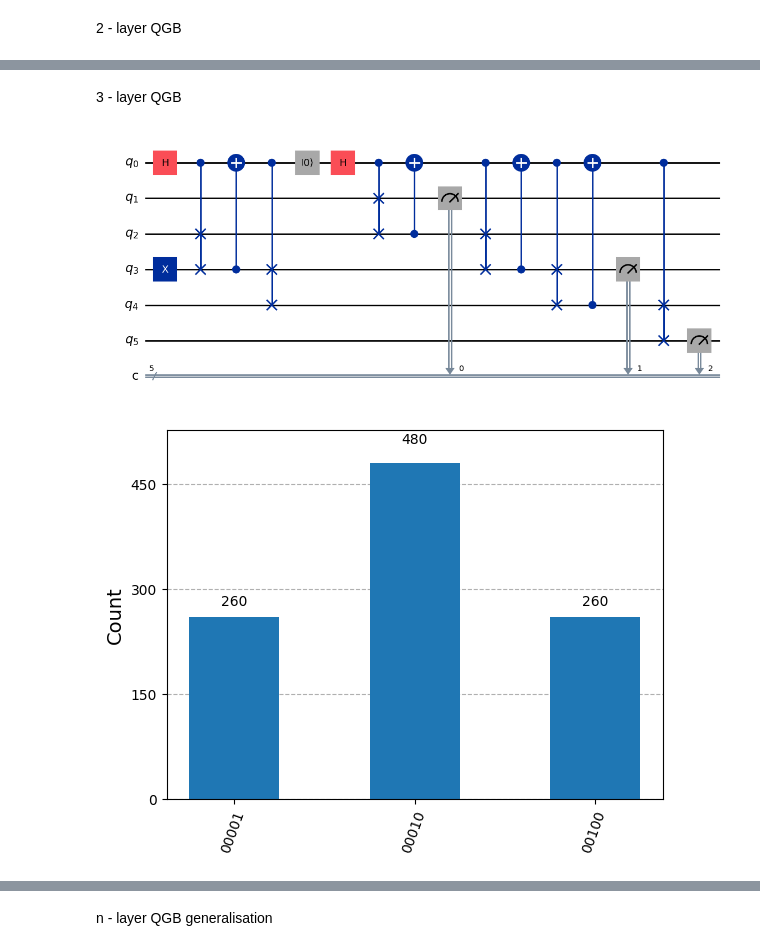
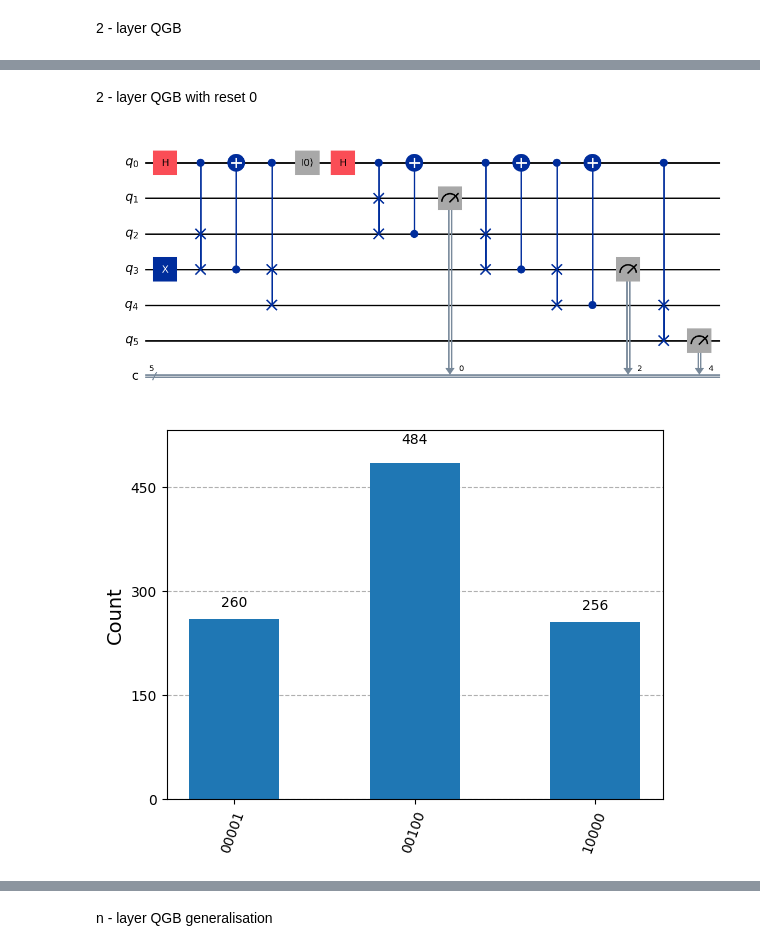
Before and after one commit to saxenaprajjwal/WISER, a Jupyter notebook: Task_II.ipynb, the cells around one changed output, grey strips where cells are left out. Drawn from its saved outputs; the diff is of its cells as text; code cells hidden in the pictures.

```diff
--- a/Task_II.ipynb
+++ b/Task_II.ipynb
@@ -89,12 +254,6 @@ plt.show()
 # %% [markdown]
-3 - layer QGB
+2 - layer QGB with reset 0
 # %%
-from qiskit import QuantumCircuit
-from qiskit.circuit.library import CSwapGate
-from qiskit_aer import AerSimulator
-from qiskit.visualization import plot_histogram
-import matplotlib.pyplot as plt
-
 # 1 coin qubit + 5 position qubits, and 5 classical bits
 qc = QuantumCircuit(6, 5)
 
@@ -112,36 +271,36 @@ qc.append(CSwapGate(), [0, 3, 4])
 # === Reset coin qubit (q[0]) to |0⟩ ===
 qc.reset(0)
 
 # === Layer 2 ===
 qc.h(0)
 qc.append(CSwapGate(), [0, 1, 2])
 qc.cx(2, 0)
 qc.append(CSwapGate(), [0, 2, 3])
 qc.cx(3, 0)
 qc.append(CSwapGate(), [0, 3, 4])
 qc.cx(4, 0)
 qc.append(CSwapGate(), [0, 4, 5])
 
 # Measure selected position qubits
 qc.measure(1, 0)
-qc.measure(3, 1)
-qc.measure(5, 2)
+qc.measure(3, 2)
+qc.measure(5, 4)
 
 # Show the circuit
 qc.draw('mpl')
 plt.show()
 
 # Simulate
 sim = AerSimulator()
 from qiskit import transpile
 compiled = transpile(qc, sim)
 result = sim.run(compiled, shots=1000).result()
 counts = result.get_counts()
 plot_histogram(counts)
 plt.show()
 # %% [output]
 [figure]
-[figure, old version]
+[figure, new version]
 # %%
 # 1 coin + 5 position qubits, 5 classical bits
 qc = QuantumCircuit(6, 5)
```
Also changed, not shown: parts of 7 cells of this notebook.
